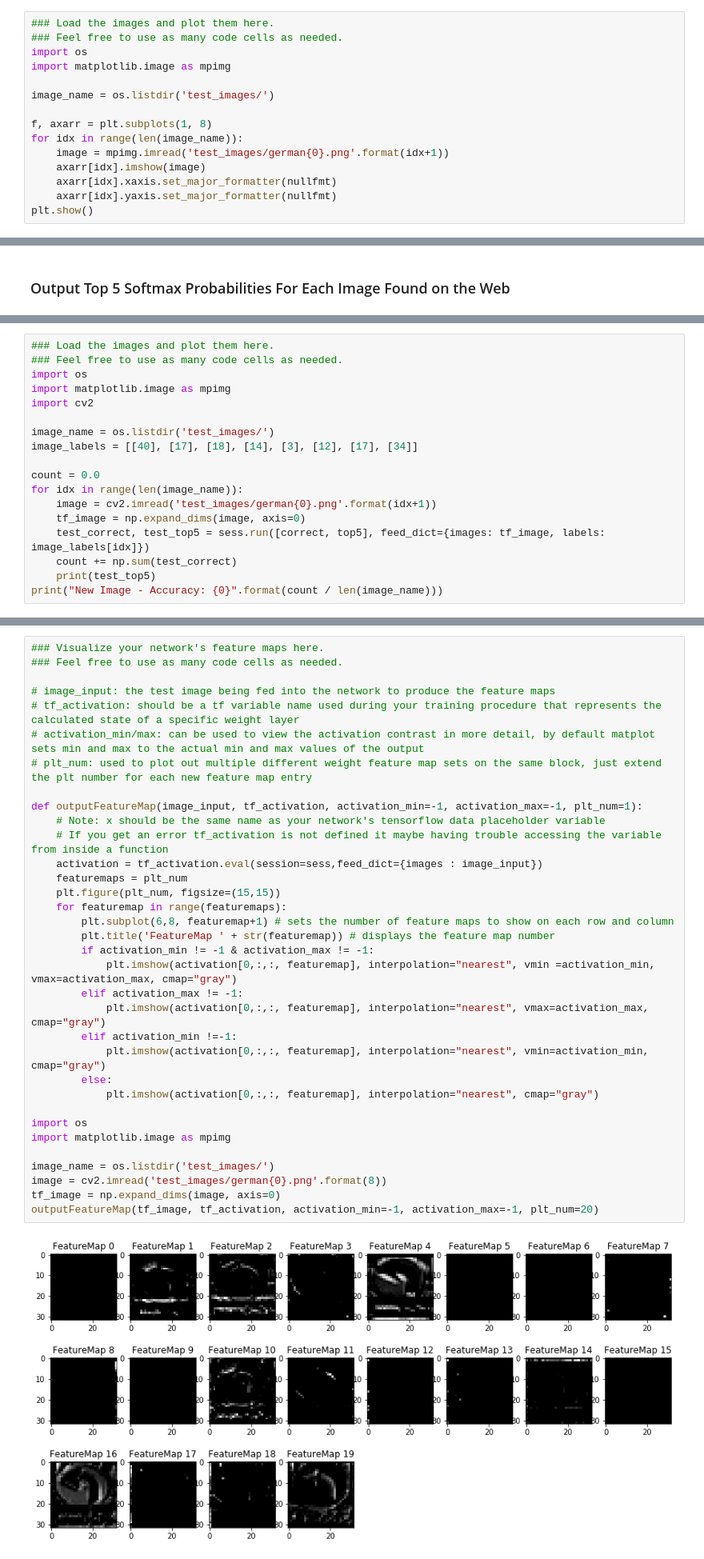
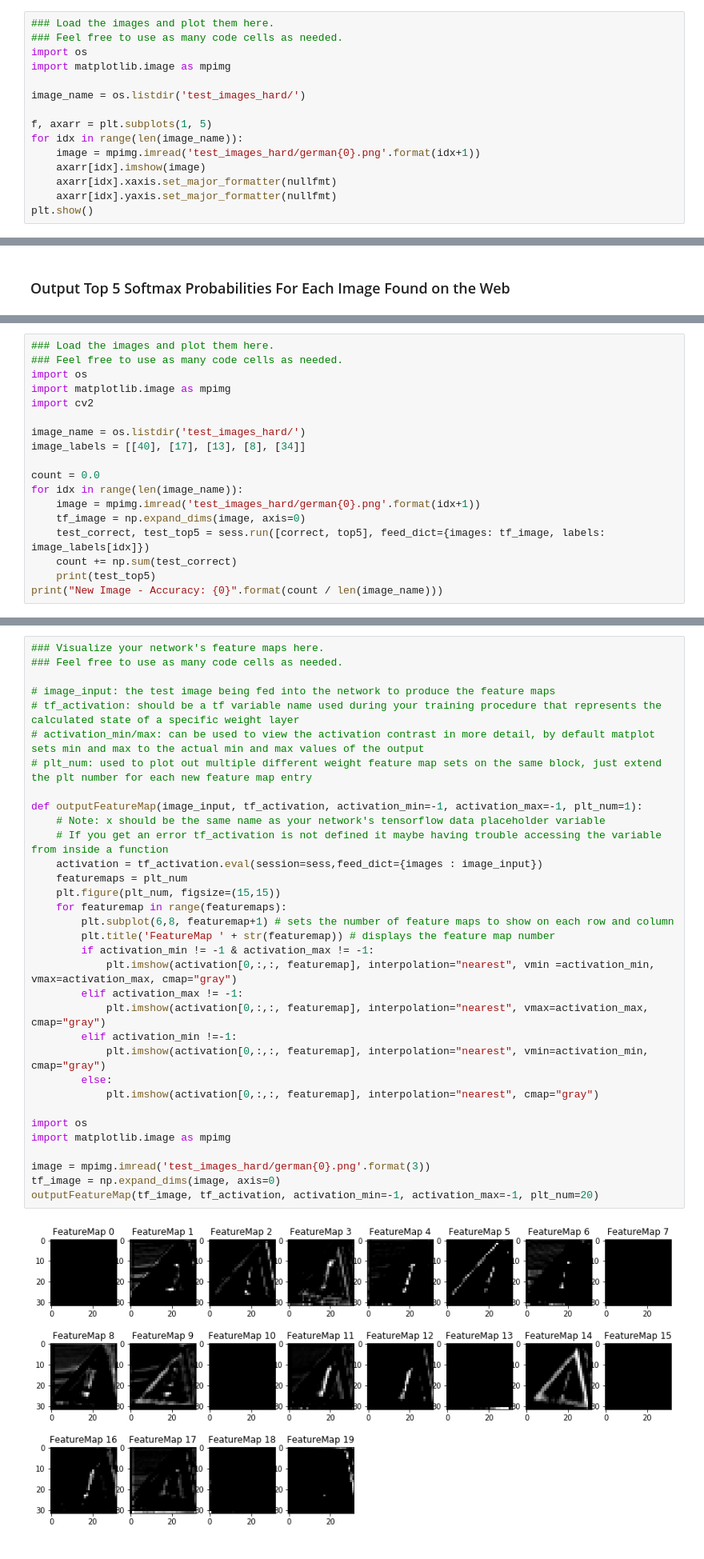
Before and after one commit to rdspring1/CarND-Traffic-Sign-Classifier-Project, a Jupyter notebook: Traffic_Sign_Classifier.ipynb, the cells around one changed output, grey strips where cells are left out. Shown at 80% size. Drawn from its saved outputs; the diff is of its cells as text.

```diff
--- a/Traffic_Sign_Classifier.ipynb
+++ b/Traffic_Sign_Classifier.ipynb
@@ -407,11 +406,11 @@ You may find `signnames.csv` useful as it contains mappings from the class id (i
 import os
 import matplotlib.image as mpimg
 
-image_name = os.listdir('test_images/')
+image_name = os.listdir('test_images_hard/')
 
-f, axarr = plt.subplots(1, 8)
+f, axarr = plt.subplots(1, 5)
 for idx in range(len(image_name)):
-    image = mpimg.imread('test_images/german{0}.png'.format(idx+1))
+    image = mpimg.imread('test_images_hard/german{0}.png'.format(idx+1))
     axarr[idx].imshow(image)
     axarr[idx].xaxis.set_major_formatter(nullfmt)
     axarr[idx].yaxis.set_major_formatter(nullfmt)
@@ -469,12 +468,12 @@ import os
 import matplotlib.image as mpimg
 import cv2
 
-image_name = os.listdir('test_images/')
-image_labels = [[40], [17], [18], [14], [3], [12], [17], [34]]
+image_name = os.listdir('test_images_hard/')
+image_labels = [[40], [17], [13], [8], [34]]
 
 count = 0.0
 for idx in range(len(image_name)):
-    image = cv2.imread('test_images/german{0}.png'.format(idx+1))
+    image = mpimg.imread('test_images_hard/german{0}.png'.format(idx+1))
     tf_image = np.expand_dims(image, axis=0)
     test_correct, test_top5 = sess.run([correct, top5], feed_dict={images: tf_image, labels: image_labels[idx]})
     count += np.sum(test_correct)
@@ -515,33 +511,32 @@ For an example of what feature map outputs look like, check out NVIDIA's results
 
 # image_input: the test image being fed into the network to produce the feature maps
 # tf_activation: should be a tf variable name used during your training procedure that represents the calculated state of a specific weight layer
 # activation_min/max: can be used to view the activation contrast in more detail, by default matplot sets min and max to the actual min and max values of the output
 # plt_num: used to plot out multiple different weight feature map sets on the same block, just extend the plt number for each new feature map entry
 
 def outputFeatureMap(image_input, tf_activation, activation_min=-1, activation_max=-1, plt_num=1):
     # Note: x should be the same name as your network's tensorflow data placeholder variable
     # If you get an error tf_activation is not defined it maybe having trouble accessing the variable from inside a function
     activation = tf_activation.eval(session=sess,feed_dict={images : image_input})
     featuremaps = plt_num
     plt.figure(plt_num, figsize=(15,15))
     for featuremap in range(featuremaps):
         plt.subplot(6,8, featuremap+1) # sets the number of feature maps to show on each row and column
         plt.title('FeatureMap ' + str(featuremap)) # displays the feature map number
         if activation_min != -1 & activation_max != -1:
             plt.imshow(activation[0,:,:, featuremap], interpolation="nearest", vmin =activation_min, vmax=activation_max, cmap="gray")
         elif activation_max != -1:
             plt.imshow(activation[0,:,:, featuremap], interpolation="nearest", vmax=activation_max, cmap="gray")
         elif activation_min !=-1:
             plt.imshow(activation[0,:,:, featuremap], interpolation="nearest", vmin=activation_min, cmap="gray")
         else:
             plt.imshow(activation[0,:,:, featuremap], interpolation="nearest", cmap="gray")
 
 import os
 import matplotlib.image as mpimg
 
-image_name = os.listdir('test_images/')
-image = cv2.imread('test_images/german{0}.png'.format(8))
+image = mpimg.imread('test_images_hard/german{0}.png'.format(3))
 tf_image = np.expand_dims(image, axis=0)
 outputFeatureMap(tf_image, tf_activation, activation_min=-1, activation_max=-1, plt_num=20)
 # %% [output]
-[figure, old version]
+[figure, new version]
```
Also changed, not shown: parts of 4 cells of this notebook, 3 other files.
